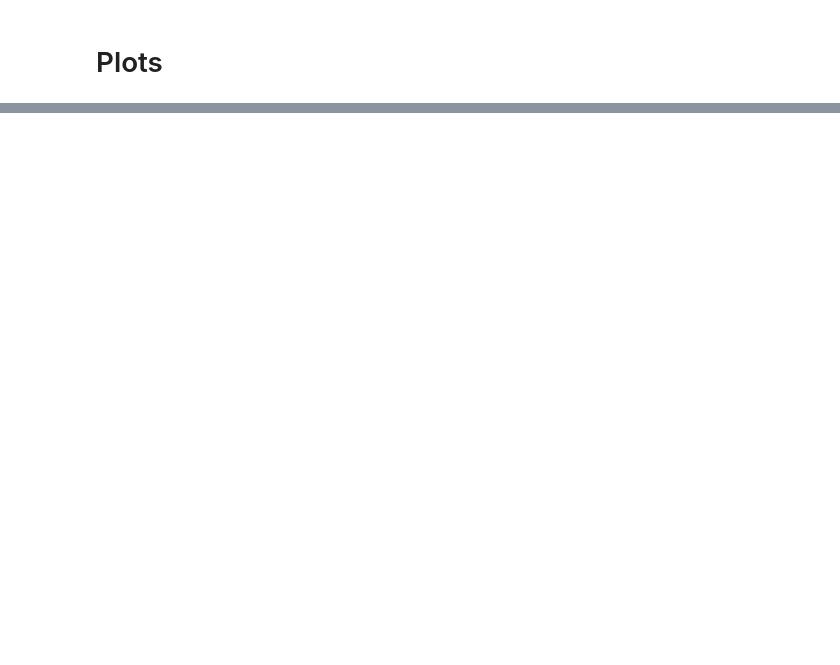
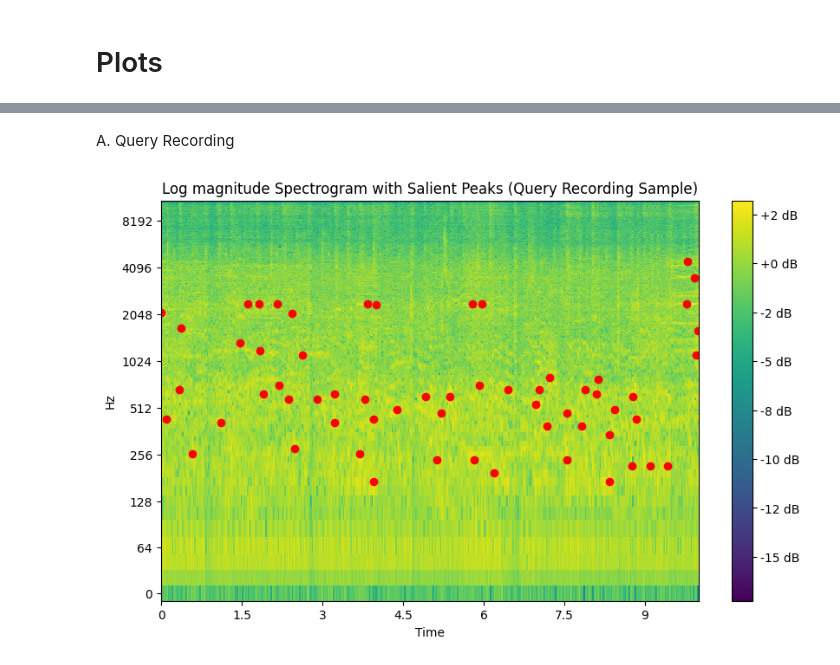
Before and after one commit to eadenise/audio_identification, a Jupyter notebook: notebooks/plot.ipynb, the cells around one changed output, grey strips where cells are left out. Saved outputs shown, nothing was run; the diff lists cells and outputs as text; code cells hidden in the pictures; blank space fills up the shorter version.

```diff
--- a/notebooks/plot.ipynb
+++ b/notebooks/plot.ipynb
@@ -44,0 +45,31 @@ plt.show()
+# %% [markdown]
+A. Query Recording
+# %%
+sr_query = 44100
+window_length_query = int(0.064 * sr)
+n_fft_query = 1024
+hop_length_query = n_fft_query // 2
+
+query_dir = '../data/query_recordings/'
+sample_file_query = os.path.join(query_dir, 'pop.00070-snippet-10-10.wav')
+
+y_q = spec.get_single_file(sample_file_query)
+
+fp = FingerPrintBuild(y_q)
+q_peaks = fp.get_salient_peaks(sr, n_fft_query, hop_length_query, target_peak_s = 60, window_sec=window_length_query)
+q_bin_idx, q_frame_idx = zip(*q_peaks)
+
+
+qtimes = librosa.frames_to_time(q_frame_idx, sr=sr, hop_length=hop_length)
+qfreqs = librosa.fft_frequencies(sr=sr, n_fft=n_fft_query)[list(q_bin_idx)]
+
+figq, axq = plt.subplots(1, 1, figsize=(10,6))
+imgq = librosa.display.specshow(y_q, y_axis='log',x_axis='time',
+                               sr=sr, ax=axq, cmap='viridis')
+
+axq.scatter(x=qtimes, y= qfreqs, c='red')
+figq.colorbar(imgq, ax=axq, format='%+2.0f dB')
+axq.set(title='Log magnitude Spectrogram with Salient Peaks (Query Recording Sample)')
+plt.show()
+# %% [output]
+[figure, added]
```
Also changed, not shown: parts of 3 cells of this notebook.
